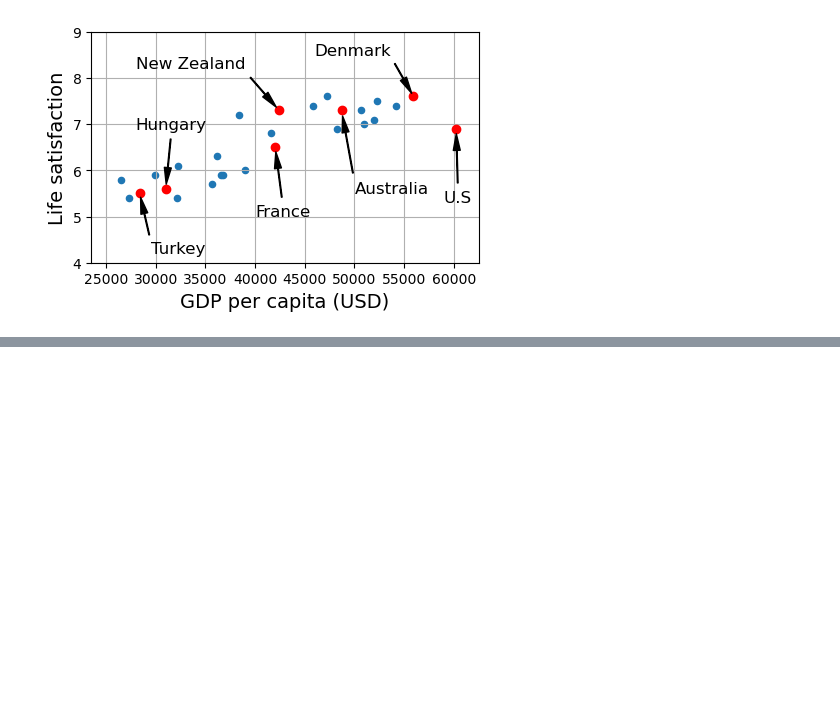
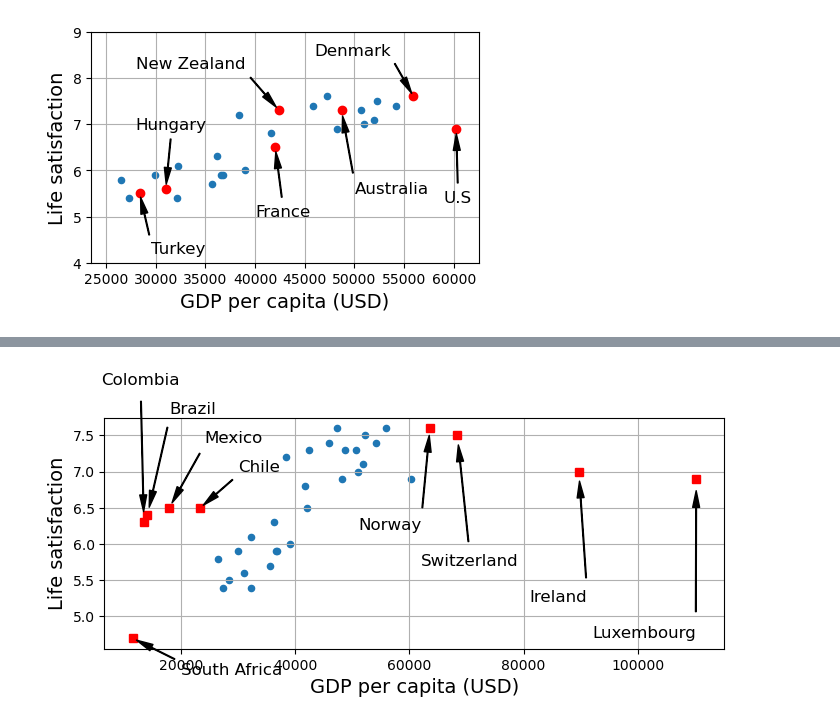
Before and after one commit to yMugrelo/hands-on-ml, a Jupyter notebook: 1. The Machine Learning Landscape/Notebook/TheMachineLearningLandscape.ipynb, the cells around one changed output, grey strips where cells are left out. Saved outputs shown, nothing was run; the diff lists cells and outputs as text; code cells hidden in the pictures; blank space fills up the shorter version.

Commit message:
Add data preprocessing, scatter plots, and polynomial regression pipeline

```diff
--- a/1. The Machine Learning Landscape/Notebook/TheMachineLearningLandscape.ipynb
+++ b/1. The Machine Learning Landscape/Notebook/TheMachineLearningLandscape.ipynb
@@ -168,3 +168,6 @@ plt.axis([min_gdp, max_gdp, min_life_sat, max_life_sat])
 plt.show()
 # %% [output]
 [figure]
+# %%
+missing_data = full_country_stats[(full_country_stats[gdppc_col] < min_gdp) | (full_country_stats[gdppc_col] > max_gdp)]
+missing_data
@@ -170,0 +186,23 @@ plt.show()
+# %%
+position_text_missing_countries = {
+    "South Africa": (20_000, 4.2),
+    "Colombia": (6_000, 8.2),
+    "Brazil": (18_000, 7.8),
+    "Mexico": (24_000, 7.4),
+    "Chile": (30_000, 7.0),
+    "Norway": (51_000, 6.2),
+    "Switzerland": (62_000, 5.7),
+    "Ireland": (81_000, 5.2),
+    "Luxembourg": (92_000, 4.7),
+}
+# %%
+full_country_stats.plot(kind = 'scatter', figsize = (8, 3), x = gdppc_col, y = lifesat_col, grid = True)
+
+for country, pos_text in position_text_missing_countries.items():
+    pos_data_x, pos_data_y = missing_data.loc[country]
+    plt.annotate(country, xy = (pos_data_x, pos_data_y),
+                 xytext = pos_text, fontsize = 12,
+                 arrowprops = dict(facecolor = 'black', width = 0.5, shrink = 0.08, headwidth = 5))
+    plt.plot(pos_data_x, pos_data_y, "rs")
+# %% [output]
+[figure, added]
```
Also changed, not shown: parts of 3 cells of this notebook.
